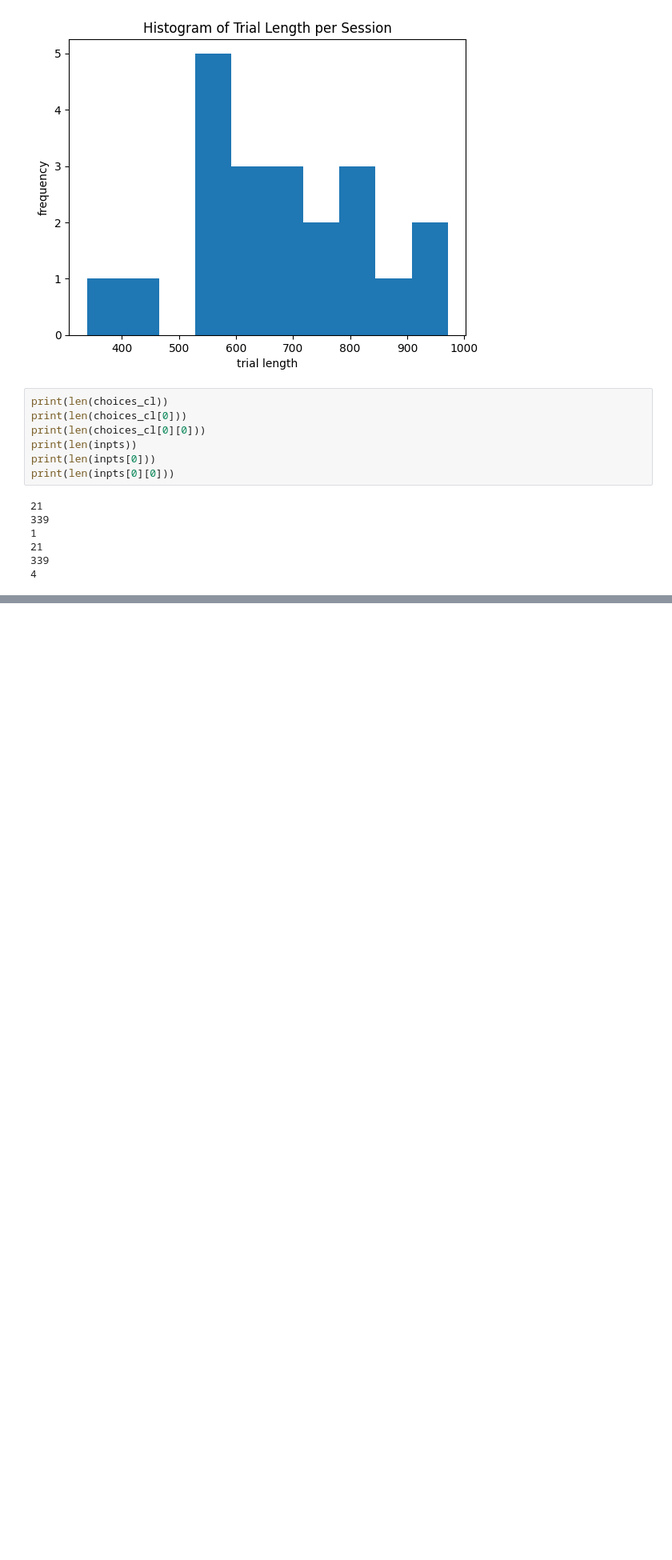
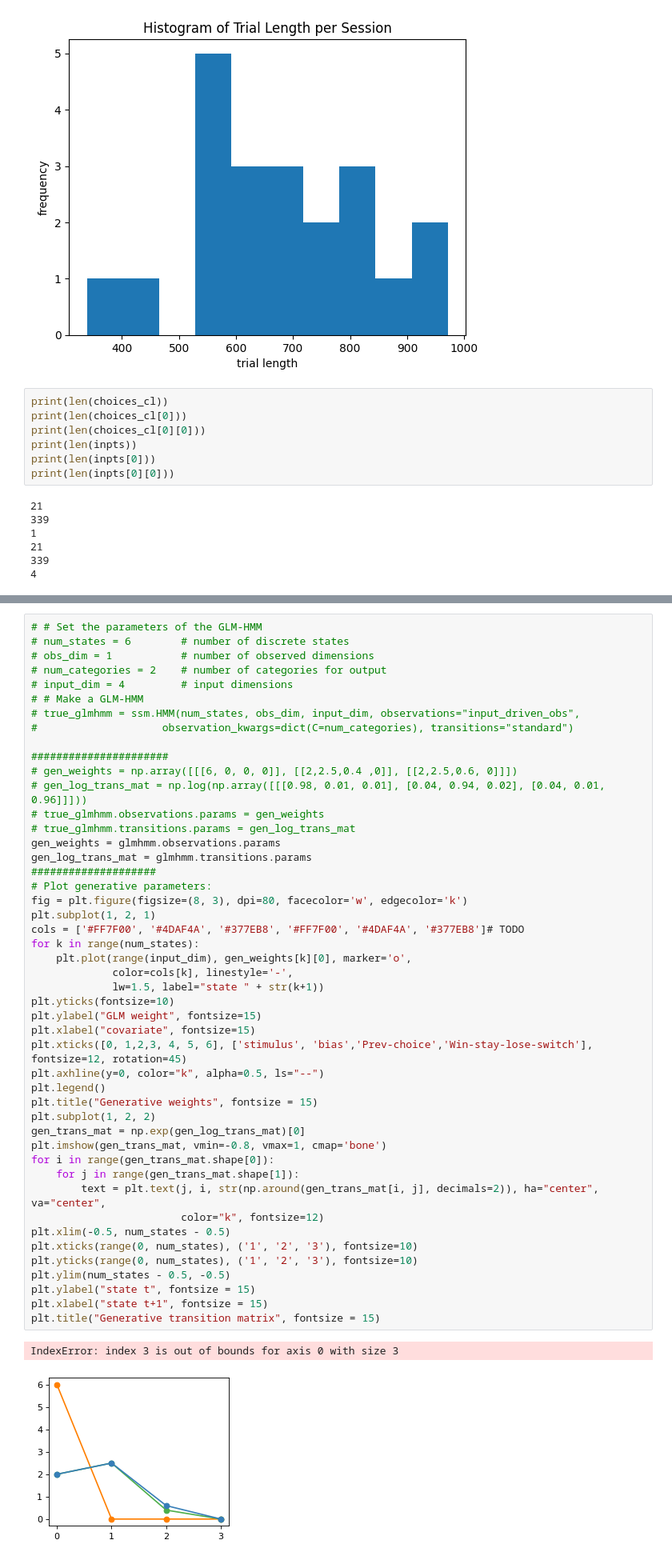
Before and after one commit to TimonKunze/ibl_tai, a Jupyter notebook: Explorations Timon.ipynb, the cells around one changed output, grey strips where cells are left out. Shown at 80% size. Drawn from its saved outputs; the diff is of its cells as text; blank space fills up the shorter version.

```diff
--- a/Explorations Timon.ipynb
+++ b/Explorations Timon.ipynb
@@ -233,0 +328,50 @@ AssertionError:
+# %%
+# # Set the parameters of the GLM-HMM
+# num_states = 6        # number of discrete states
+# obs_dim = 1           # number of observed dimensions
+# num_categories = 2    # number of categories for output
+# input_dim = 4         # input dimensions
+# # Make a GLM-HMM
+# true_glmhmm = ssm.HMM(num_states, obs_dim, input_dim, observations="input_driven_obs",
+#                    observation_kwargs=dict(C=num_categories), transitions="standard")
+
+######################
+# gen_weights = np.array([[[6, 0, 0, 0]], [[2,2.5,0.4 ,0]], [[2,2.5,0.6, 0]]])
+# gen_log_trans_mat = np.log(np.array([[[0.98, 0.01, 0.01], [0.04, 0.94, 0.02], [0.04, 0.01, 0.96]]]))
+# true_glmhmm.observations.params = gen_weights
+# true_glmhmm.transitions.params = gen_log_trans_mat
+gen_weights = glmhmm.observations.params
+gen_log_trans_mat = glmhmm.transitions.params
+####################
+# Plot generative parameters:
+fig = plt.figure(figsize=(8, 3), dpi=80, facecolor='w', edgecolor='k')
+plt.subplot(1, 2, 1)
+cols = ['#FF7F00', '#4DAF4A', '#377EB8', '#FF7F00', '#4DAF4A', '#377EB8']# TODO
+for k in range(num_states):
+    plt.plot(range(input_dim), gen_weights[k][0], marker='o',
+             color=cols[k], linestyle='-',
+             lw=1.5, label="state " + str(k+1))
+plt.yticks(fontsize=10)
+plt.ylabel("GLM weight", fontsize=15)
+plt.xlabel("covariate", fontsize=15)
+plt.xticks([0, 1,2,3, 4, 5, 6], ['stimulus', 'bias','Prev-choice','Win-stay-lose-switch'], fontsize=12, rotation=45)
+plt.axhline(y=0, color="k", alpha=0.5, ls="--")
+plt.legend()
+plt.title("Generative weights", fontsize = 15)
+plt.subplot(1, 2, 2)
+gen_trans_mat = np.exp(gen_log_trans_mat)[0]
+plt.imshow(gen_trans_mat, vmin=-0.8, vmax=1, cmap='bone')
+for i in range(gen_trans_mat.shape[0]):
+    for j in range(gen_trans_mat.shape[1]):
+        text = plt.text(j, i, str(np.around(gen_trans_mat[i, j], decimals=2)), ha="center", va="center",
+                        color="k", fontsize=12)
+plt.xlim(-0.5, num_states - 0.5)
+plt.xticks(range(0, num_states), ('1', '2', '3'), fontsize=10)
+plt.yticks(range(0, num_states), ('1', '2', '3'), fontsize=10)
+plt.ylim(num_states - 0.5, -0.5)
+plt.ylabel("state t", fontsize = 15)
+plt.xlabel("state t+1", fontsize = 15)
+plt.title("Generative transition matrix", fontsize = 15)
+# %% [output]
+IndexError: index 3 is out of bounds for axis 0 with size 3
+[figure, added]
```
Also changed, not shown: parts of 12 cells of this notebook.
